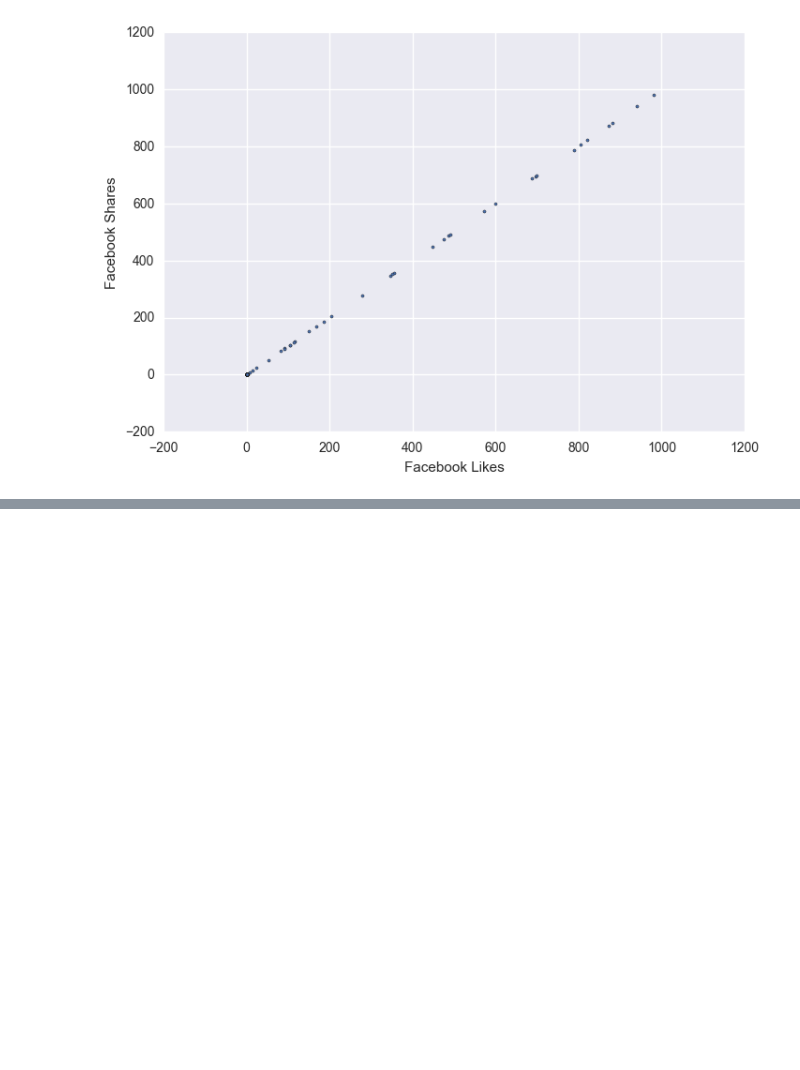
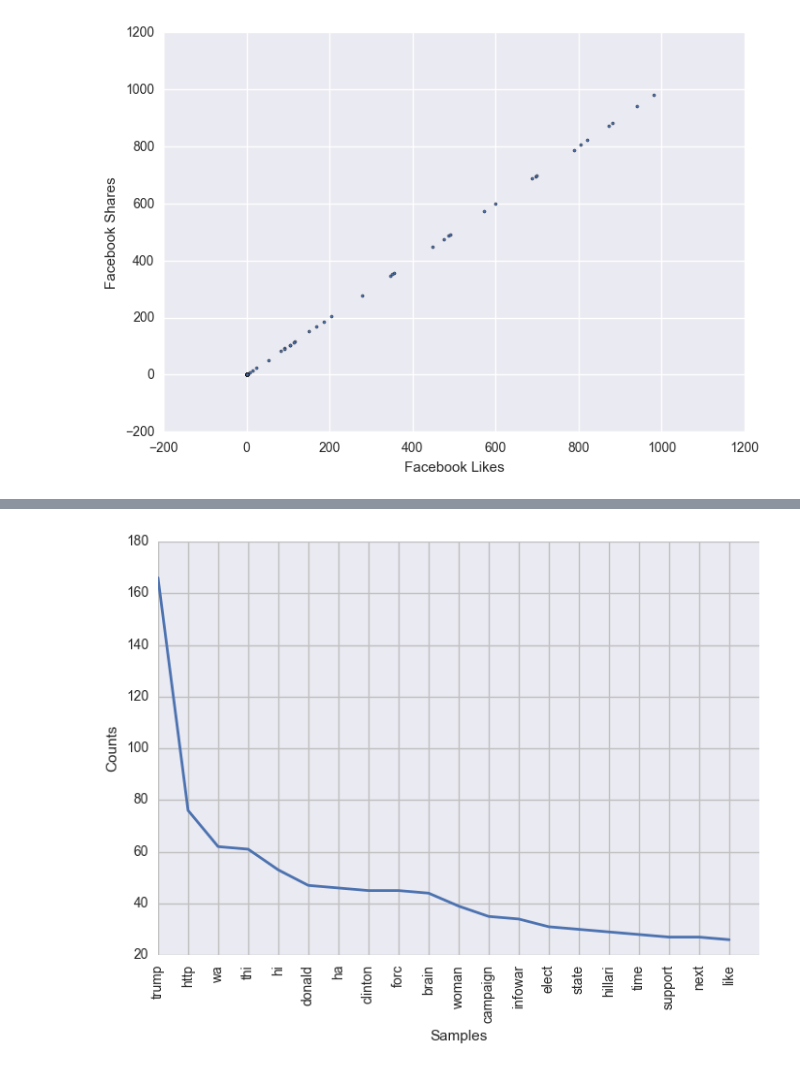
Before and after one commit to cjarmbrust1/cosc4931-introdatascience, a Jupyter notebook: Fake_News.ipynb, the cells around one changed output, grey strips where cells are left out. Drawn from its saved outputs; the diff is of its cells as text; code cells hidden in the pictures; blank space fills up the shorter version.

```diff
--- a/Fake_News.ipynb
+++ b/Fake_News.ipynb
@@ -149,3 +141,20 @@ m = m.as_matrix()
+# %%
+df = df.drop("author",1)
+df = df.drop("language",1)
+df = df.drop("site_url",1)
+df = df.drop("country",1)
+df = df.drop("main_img_url",1)
+df = df.drop("thread_title",1)
+df = df.drop("published",1)
+df = df.drop("crawled",1)
+df = df.drop("ord_in_thread",1)
+df = df.drop("comments",1)
+df = df.drop("participants_count",1)
+df = df.drop("replies_count",1)
+df2 = df.drop("title",1)
+df2 = df2.drop("text",1)
+df2 = df2.drop("type",1)
+m2 = df2.as_matrix()
 # %%
 #function for plotting from class
 def plot_clusters(data, algorithm, args, kwds):
@@ -181,8 +190,10 @@ average/len(df)
 for y in range(0, len(df)):
     if df.shares[y] < 46 :
         df.set_value(y,'popular', '0')
+        df2.set_value(y,'popular', '0')
     else:
         df.set_value(y,'popular', '1')
+        df2.set_value(y,'popular', '1')
 
 for y in range(0, len(df)):
     s = str(df['title'][y]).lower()
@@ -239,3 +250,6 @@ df.groupby(['hillary_text']).size().plot(kind='bar')
 # %%
 df_trump_hillary_title = ((df.loc[(df['trump_title'] == '1') & (df["hillary_title"] == '1')]))
 df_trump_hillary_text = ((df.loc[(df['trump_text'] == '1') & (df["hillary_text"] == '1')]))
+
+df_trump = ((df.loc[(df['trump_title'] == '1') & (df['trump_text'] == '1') & (df['popular'] == '1')]))
+df_hillary = ((df.loc[(df['hillary_title'] == '1') & (df['hillary_text'] == '1') & (df['popular'] == '1')]))
@@ -306,0 +307,19 @@ x_title
+# %%
+lemmatizer  = WordNetLemmatizer()
+porter_stemmer = PorterStemmer()
+stopwords   = set(nltk.corpus.stopwords.words('english'))
+punctuation = string.punctuation
+
+def normalize_trump():
+    for y in range(0, len(df_trump)):
+        for token in nltk.word_tokenize(df_trump.iloc[y]['text'].strip()):
+            token = token.lower()
+            token = lemmatizer.lemmatize(token)
+            token = porter_stemmer.stem(token)
+            if token not in stopwords and token not in punctuation:
+                if token.isalpha():
+                    yield token
+
+trump_token = normalize_trump()
+#trump_text = nltk.Text(trump_list)
+#trump_vocab = sorted(set(trump_text))
@@ -306,0 +339,5 @@ x_title
+# %%
+counts_trump = nltk.FreqDist(trump_token)
+counts_trump.plot(20, cumulative=False)
+# %% [output]
+[figure, added]
```
Also changed, not shown: parts of 31 cells of this notebook.
